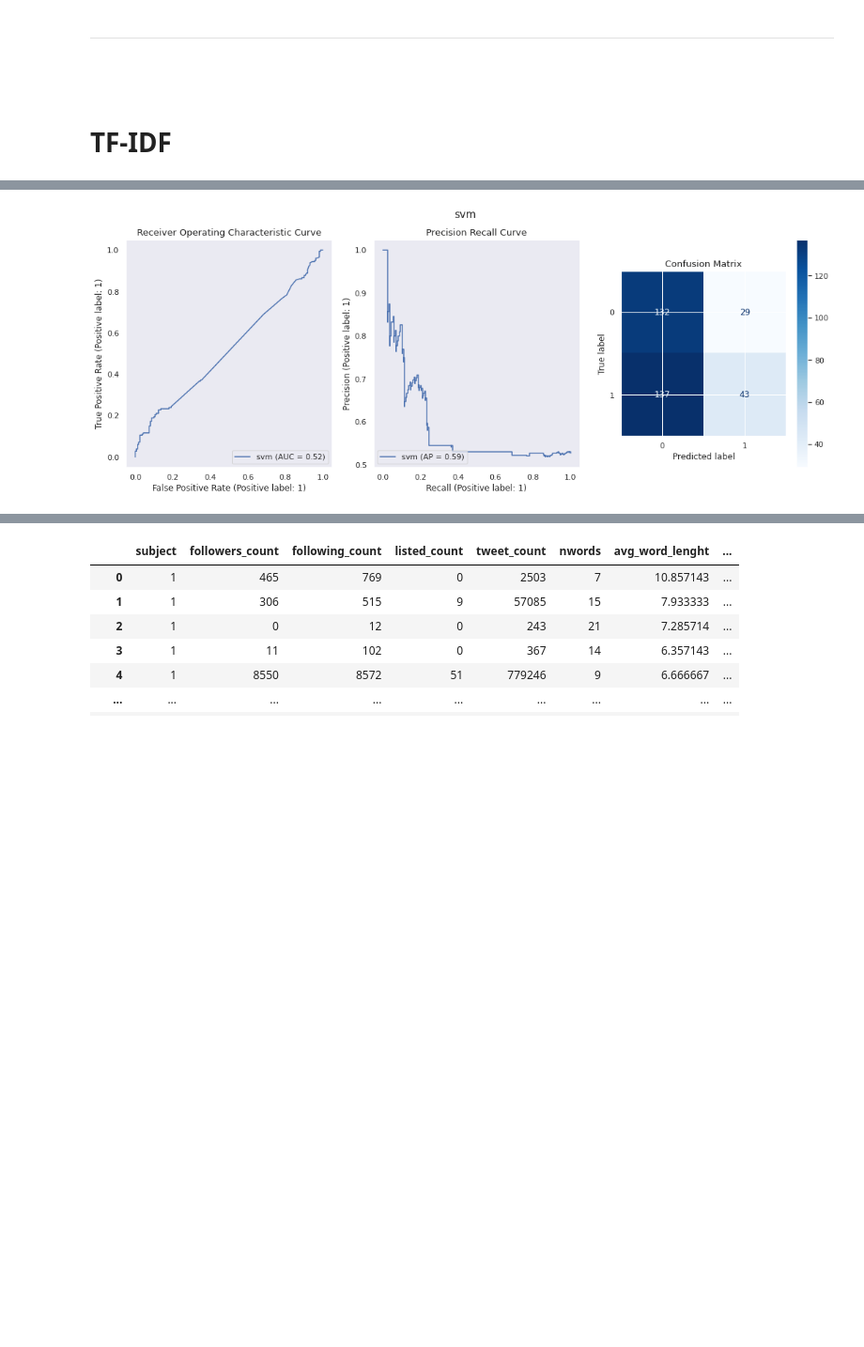
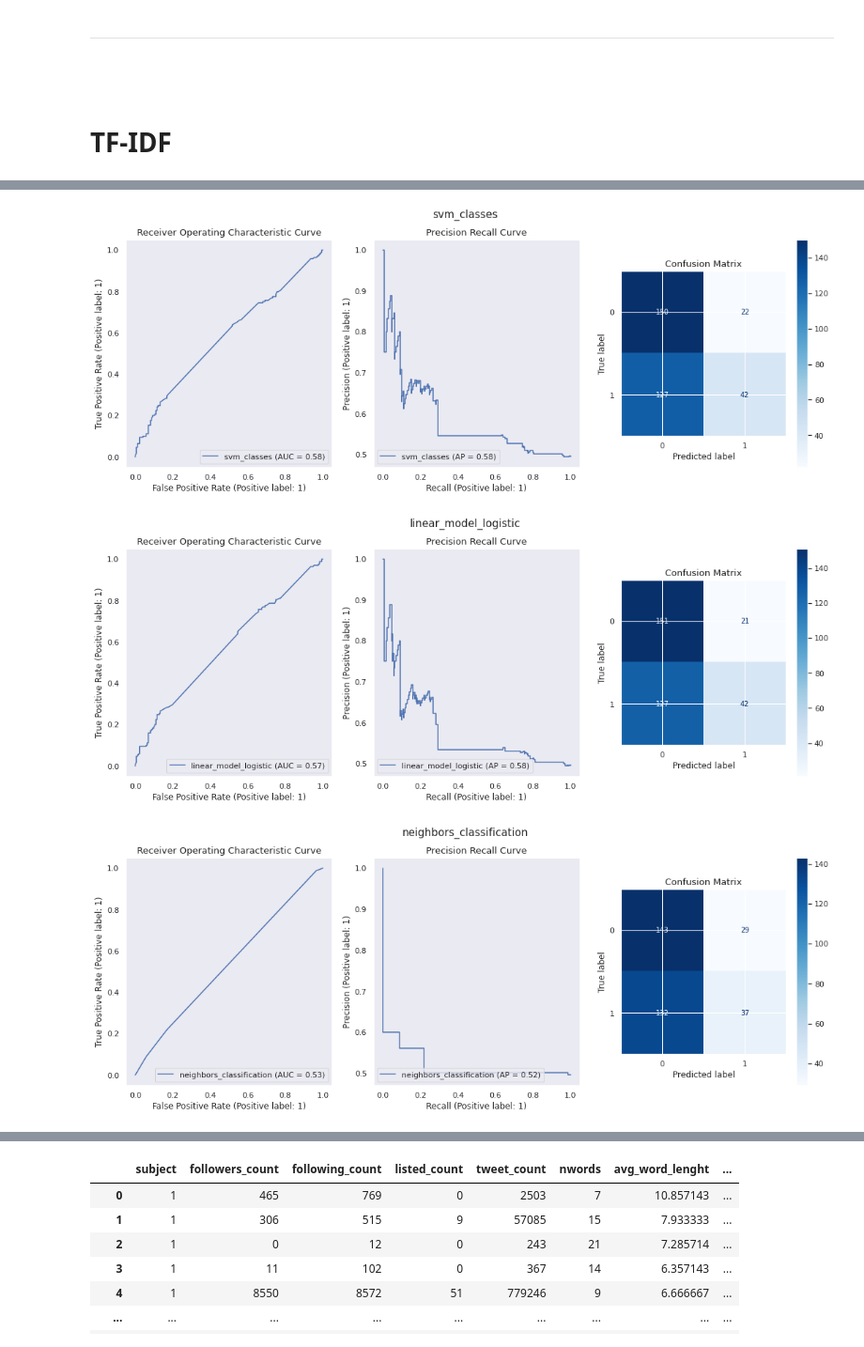
Before and after one commit to andreveit/fed-by-tweets-batch-scoring, a Jupyter notebook: src/notebooks/modeling.ipynb, the cells around one changed output, grey strips where cells are left out. Shown at 94% size. Cells and saved outputs as stored; diff of their text form; code cells hidden in the pictures; blank space fills up the shorter version.

```diff
--- a/src/notebooks/modeling.ipynb
+++ b/src/notebooks/modeling.ipynb
@@ -598,5 +523,5 @@ model = Word2Vec(size=300, min_count=1)
 model.build_vocab(full_corpus)
 model.intersect_word2vec_format("../../data/4-models/skip_s300.txt", lockf=1)
 total_examples = model.corpus_count
-model.train(full_corpus, total_examples=total_examples, epochs=1000)
+model.train(full_corpus, total_examples=total_examples, epochs=15)
 # %% [output]
@@ -604,6 +570,4 @@ model.train(full_corpus, total_examples=total_examples, epochs=1000)
 # %%
-
-
 
 mlflow.set_experiment("word2vec")
 
@@ -636,26 +600,22 @@ models_dict = {
             'estimator__solver' : ['liblinear'],
             'estimator__C': [0.001,0.1,0.5,1,3,5,8,10],
         },
-        DecisionTreeClassifier(random_state=SEED) : {
-            'estimator__min_samples_split': [2,3,5,8,13,21,34],
-            'estimator__max_features': ['autp', 'log2'],
-        },
         KNeighborsClassifier(n_jobs = -1) : {
             'estimator__n_neighbors': [2,3,5,8,13,21,34],
             'estimator__algorithm': ['auto', 'ball_tree', 'kd_tree', 'brute'],
         },
-         RandomForestClassifier(random_state=SEED, n_jobs=-1) : {
-          'estimator__min_samples_split': [2,3,5,8,13,21],
-          'estimator__min_samples_leaf': [2,3,5,8,13,21],
-          'estimator__max_depth': [15,30,60,120,240, None],
-          'estimator__n_estimators' : np.arange(50,1200,100)
-        },
-         XGBClassifier(random_state=SEED, n_jobs=-1) : {
-          'estimator__max_depth': [2,3,5,8],
-          'estimator__eta': [0.05,0.1,0.3,0.5],
-          'estimator__max_depth': [15,30,60,120,240, None],
-          'estimator__n_estimators' : np.arange(50,1200,100)
-        },
+        #  RandomForestClassifier(random_state=SEED, n_jobs=-1) : {
+        #   'estimator__min_samples_split': [2,3,5,8,13,21],
+        #   'estimator__min_samples_leaf': [2,3,5,8,13,21],
+        #   'estimator__max_depth': [15,30,60,120,240, None],
+        #   'estimator__n_estimators' : np.arange(50,1200,100)
+        # },
+        #  XGBClassifier(random_state=SEED, n_jobs=-1) : {
+        #   'estimator__max_depth': [2,3,5,8],
+        #   'estimator__eta': [0.05,0.1,0.3,0.5],
+        #   'estimator__max_depth': [15,30,60,120,240, None],
+        #   'estimator__n_estimators' : np.arange(50,1200,100)
+        # },
         #  XGBClassifier(random_state=SEED, n_jobs=-1) : {
         #   'estimator__eta': [0.5],
         #   'estimator__max_depth': [None],
@@ -665,18 +625,39 @@ models_dict = {
 
 }
 
+# vec = Word2VecTransformer(model)
+
+# for estimator,params in models_dict.items():
+
+#     estimator_name = str(estimator.__class__).split('.')[1]
+
+#     with mlflow.start_run():
+#         mlflow.set_tag('model', estimator_name)
+#         mlflow.sklearn.autolog()
+#         # Create pipeline
+#         steps = [('vectorizer', vec),('estimator', estimator)]
+#         pipe = Pipeline(steps=steps)
+
+#         # Run Grid Search
+#         gs = GridSearchCV(pipe, params, scoring = metric_score, cv=5).fit(X_train, y_train)
+
+#         # Evaluation
+#         csl_results(gs, X_test, y_test, estimator_name)
+
+
+
+# Setup pipeline steps
 vec = Word2VecTransformer(model)
 
 for estimator,params in models_dict.items():
 
-    estimator_name = str(estimator.__class__).split('.')[1]
+    # Create pipeline
+    steps = [('vectorizer', vec),('estimator', estimator)]
+    pipe = Pipeline(steps=steps)
 
+    estimator_name = str(estimator.__class__).split('.')[1] + str(estimator.__class__).split('.')[2]
     with mlflow.start_run():
         mlflow.set_tag('model', estimator_name)
-        mlflow.sklearn.autolog()
-        # Create pipeline
-        steps = [('vectorizer', vec),('estimator', estimator)]
-        pipe = Pipeline(steps=steps)
 
         # Run Grid Search
         gs = GridSearchCV(pipe, params, scoring = metric_score, cv=5).fit(X_train, y_train)
@@ -706 +685,3 @@ weighted avg       0.55      0.51      0.47       341
-[figure, old version]
+[figure, new version]
+[figure, added]
+[figure, added]
```
Also changed, not shown: parts of 18 cells of this notebook, 1 other file.
